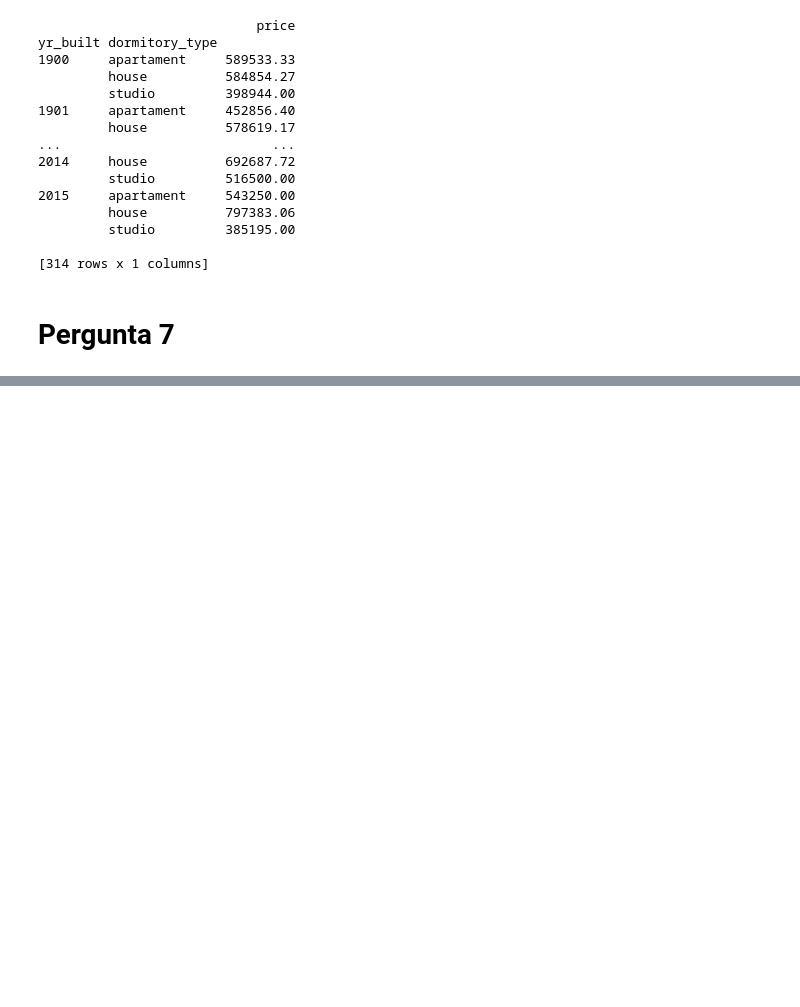
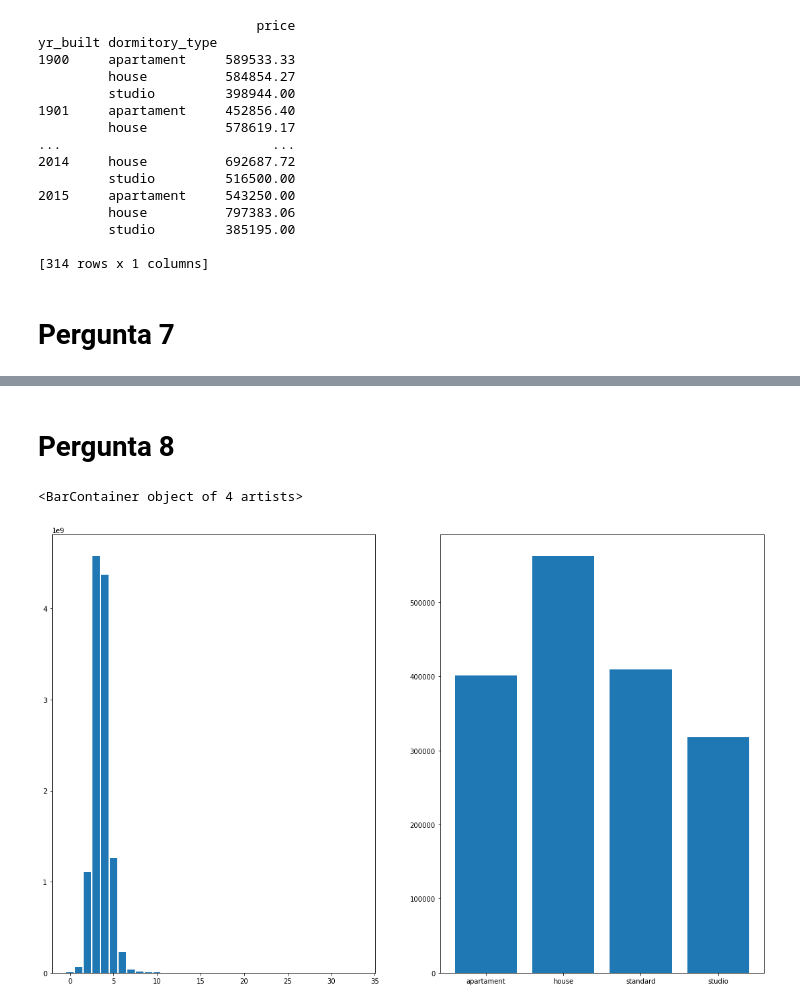
Before and after one commit to Edu-p/Data-VisuandProcessing, a Jupyter notebook: NotebooksExercicios/Exercicios_aula3.ipynb, the cells around one changed output, grey strips where cells are left out. Cells and saved outputs as stored; diff of their text form; code cells hidden in the pictures; blank space fills up the shorter version.

Commit message:
Atividade: Pergunta 8 CEO

```diff
--- a/NotebooksExercicios/Exercicios_aula3.ipynb
+++ b/NotebooksExercicios/Exercicios_aula3.ipynb
@@ -118,0 +119,24 @@ ax3.bar( by_dormitory_type['dormitory_type'], by_dormitory_type['price'] )
+# %% [markdown]
+# Pergunta 8
+# %%
+fig2 = plt.figure( figsize=( 19,12 ) )
+specs2 = gridspec.GridSpec( ncols=2, nrows=1, figure=fig )
+
+ax1_2 = fig2.add_subplot( specs2[0,0] )
+ax3_2 = fig2.add_subplot( specs2[0,1] )
+#first graph
+priceByBedrooms = dataAula3[['price','bedrooms']].groupby( 'bedrooms' ).sum().reset_index()
+
+pd.set_option('display.float_format', lambda x: '%.2f' % x)
+
+
+ax1_2.bar( priceByBedrooms['bedrooms'], priceByBedrooms['price'] )
+
+#second graph
+by_dormitory_type = dataAula3[['price','dormitory_type']].groupby( 'dormitory_type' ).mean().reset_index()
+
+
+ax3_2.bar( by_dormitory_type['dormitory_type'], by_dormitory_type['price'] )
+# %% [output]
+<BarContainer object of 4 artists>
+[figure, added]
```
Also changed, not shown: parts of 2 cells of this notebook.
